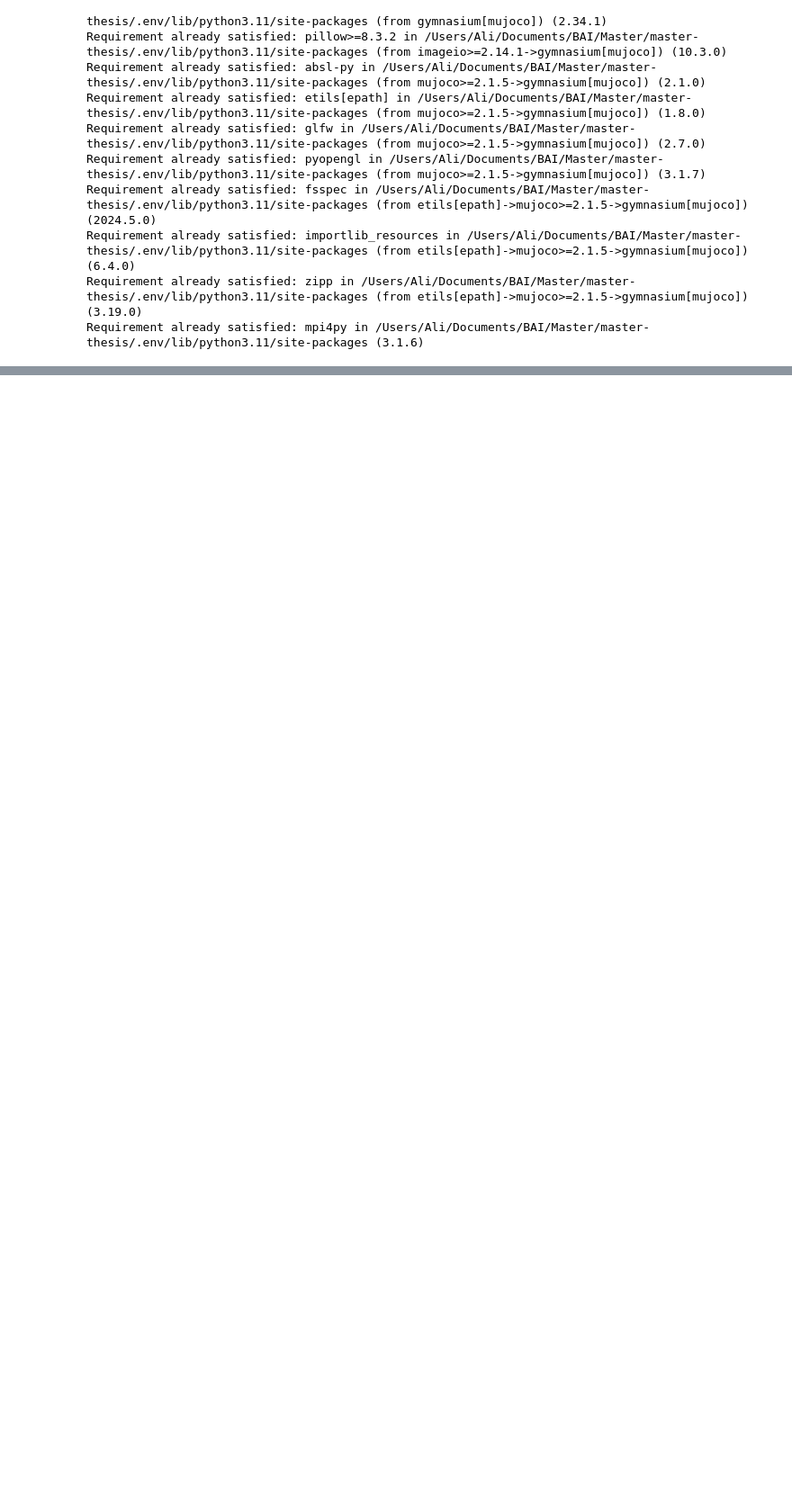
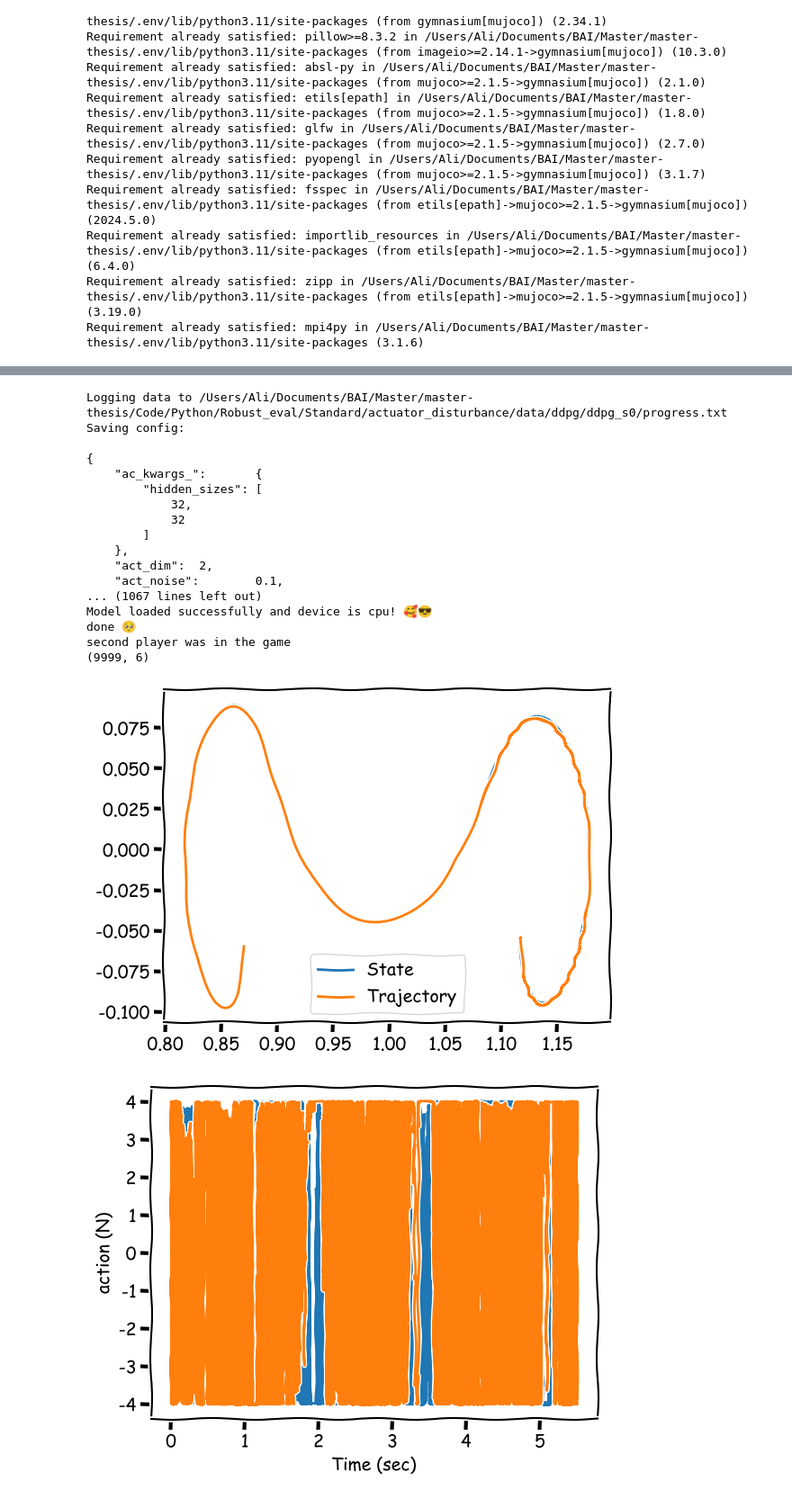
Before and after one commit to alibaniasad1999/master-thesis, a Jupyter notebook: Code/Python/Robust_eval/Standard/actuator_disturbance/actuator_disturbance.ipynb, the cells around one changed output, grey strips where cells are left out. Shown at 90% size. Drawn from its saved outputs; the diff is of its cells as text; code cells hidden in the pictures; blank space fills up the shorter version.

```diff
--- a/Code/Python/Robust_eval/Standard/actuator_disturbance/actuator_disturbance.ipynb
+++ b/Code/Python/Robust_eval/Standard/actuator_disturbance/actuator_disturbance.ipynb
@@ -43,14 +43,16 @@ else:
 
 from model_downloader import download_file, download_everything
 
-trajectory = download_everything('TBP, ddpg, td3, sac, ppo, models, td3_models, sac_models, ppo_models', folder_name=True)
+trajectory = download_everything('TBP, ddpg, td3, sac, ppo, models, td3_models, sac_models, ppo_models, ddpg_models', folder_name=True)
 
-from Zero_Sum_SAC import ZS_SAC
+from DDPG import DDPG
+from DDPG import MLPActorCritic
+from SAC import SAC
 from utils.run_utils import setup_logger_kwargs
-from SAC import SAC
 import TBP
 from TBP import ThreeBodyEnv
 from PPO import PPO
+from TD3 import TD3
 import torch
 # %% [output]
 model_downloader.py already exists.
@@ -137,0 +77,55 @@ second player was in the game
+# %%
+# Common hyperparameters and settings
+hid = 32
+l = 2
+seed = 0
+epochs = 50
+exp_name = 'ddpg'
+steps_per_epoch = 30000
+device = torch.device("cuda" if torch.cuda.is_available() else "cpu")
+
+# Helper function to create the environment
+def make_env(error_range=0.01, final_range=0.001):
+    return ThreeBodyEnv(trajectory, error_range=error_range, final_range=final_range)
+
+ac_kwargs = dict(hidden_sizes=[hid] * l)
+logger_kwargs = setup_logger_kwargs(exp_name, seed)
+
+ddpg = DDPG(
+    env_fn=make_env,
+    actor_critic=MLPActorCritic,
+    ac_kwargs_=ac_kwargs,
+    seed_=seed,
+    steps_per_epoch=steps_per_epoch,
+    epochs_=epochs,
+    logger_kwargs_=logger_kwargs,
+    device_=device,
+    batch_size=1024,
+    start_steps=5000,
+    update_after=1000,
+    update_every=2000
+)
+
+ddpg.load(from_device_to_load='cuda', filepath='model_DDPG/')
+ddpg.test(fun_mode=True)
+ddpg.env.second_player = False
+# %% [output]
+Logging data to /Users/Ali/Documents/BAI/Master/master-thesis/Code/Python/Robust_eval/Standard/actuator_disturbance/data/ddpg/ddpg_s0/progress.txt
+Saving config:
+
+{
+    "ac_kwargs_":       {
+        "hidden_sizes": [
+            32,
+            32
+        ]
+    },
+    "act_dim":  2,
+    "act_noise":        0.1,
+... (1067 lines left out)
+Model loaded successfully and device is cpu! 🥰😎
+done 🥺
+second player was in the game
+(9999, 6)
+[figure, added]
+[figure, added]
```
Also changed, not shown: parts of 18 cells of this notebook, 28 other files.
